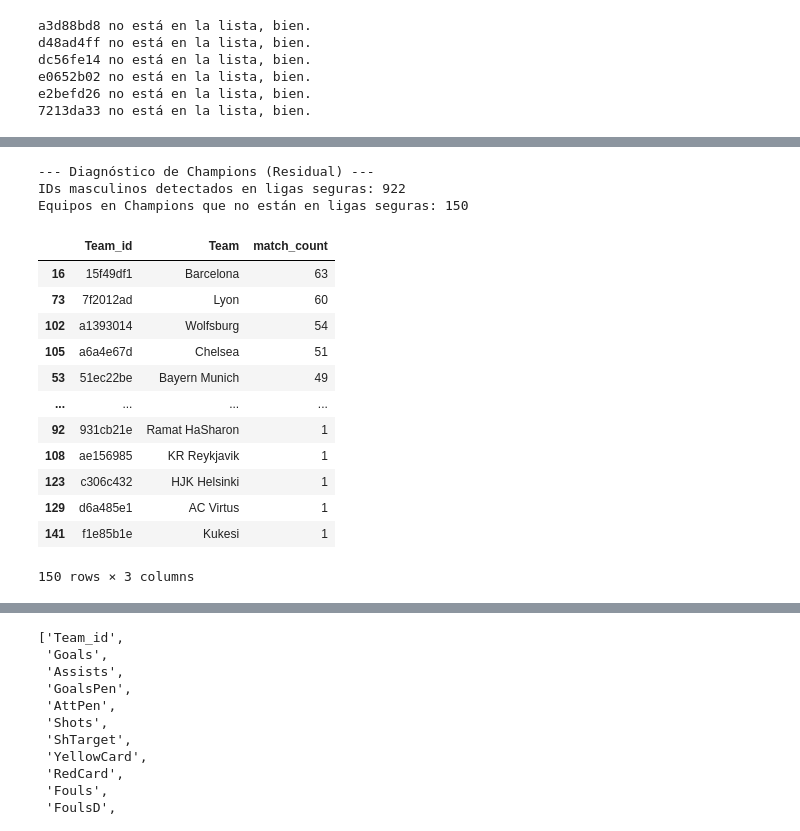
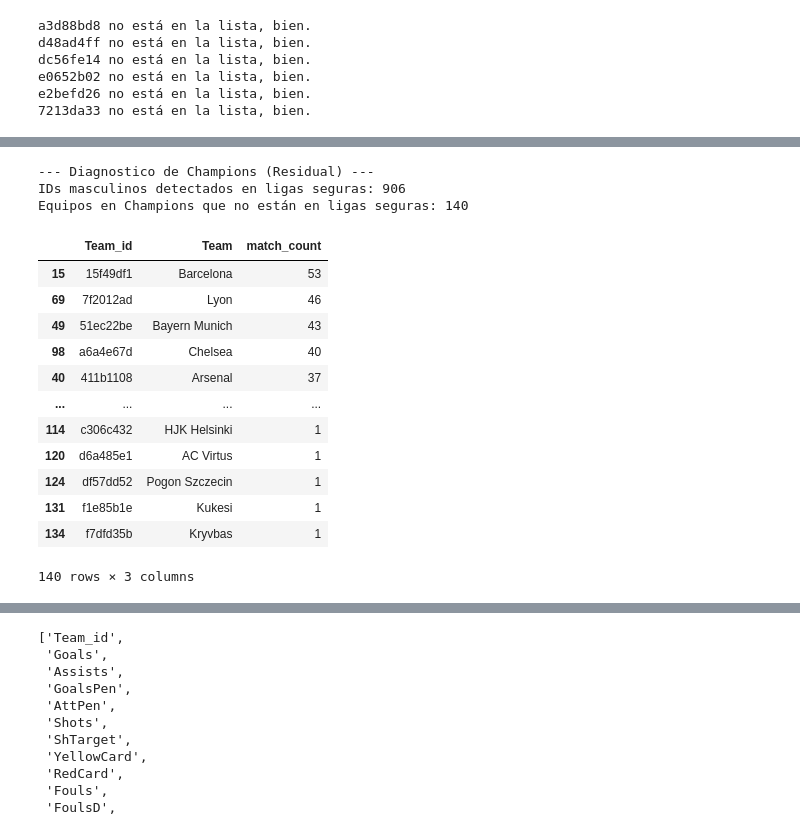
Before and after one commit to RAid10n/glicko2-match-predictor-mirror, a Jupyter notebook: Data/Carga.ipynb, the cells around one changed output, grey strips where cells are left out. Drawn from its saved outputs; the diff is of its cells as text; code cells hidden in the pictures.

Commit message:
fix: corregidos los filtros de limpieza y referencias al conjunto de datos limpio en el notebook de preprocesamiento

```diff
--- a/Data/Carga.ipynb
+++ b/Data/Carga.ipynb
@@ -1424,11 +1425,35 @@ Filas restantes: 91770
 # ===== SOLO DROP POR match_id_new (ya que los IDs ya fueron filtrados en celda 3) =====
 # Lista depurada (misma que en celda 2)
 ids_drop_match = [
-    '02f8d026', '06d05f19', '20f5bd86', '28d9b675', '331a33a7', '39abd503',
-    '3d377a8c', '54da9a57', '658bf2de', '7213da33', '756c9acb', '80595417',
-    '9f18ced7', 'adba8c92', 'be35aa4d', 'c1cf4fdc', 'cc6ecd46', 'd42d8b2f',
-    'd48ad4ff', 'd59e6510', 'e83b563b', 'eb8e3e81', 'b72bc283', '613577b8',
-    'a8e83f23', 'f7d05cb5'
+    '02f8d026',   # Roma fem
+    '06d05f19',   # Internazionale fem
+    '20f5bd86',   # San Marino fem
+    '28d9b675',   # Paris Fem
+    '331a33a7',   # Tavagnacco fem
+    '39abd503',   # Glasgowfem
+    '3d377a8c',   # St Polten fem
+    '54da9a57',   # Milan Fem
+    '2998cfbf',   # Genoa Fem
+    '19db4c32',   # Lazio fem
+    '756c9acb',   # Como Women
+    '80595417',   # PSGFem
+    '9f18ced7',   # Pomigliano
+    'adba8c92',   # Orobica
+    'be35aa4d',   # Pink Bari
+    'c1cf4fdc',   # Sparta Fem
+    'cc6ecd46',   # Chievo fem
+    'd42d8b2f',   # Florentia San Gimignano fem
+    'c99ff6e5',   # Fiorentina fem
+    '828ce826',   # Napoli Fem
+    'd59e6510',   # AGSMVerona
+    'e83b563b',   # Servette fem
+    'eb8e3e81',   # Ternana
+    'b72bc283',   # Empoli Fem
+    '613577b8',   # Juventus Fem
+    'a8e83f23',   # Sassuolo Fem
+    'f7d05cb5',   # Parma Fem
+    'd35ed67b',   # Hellas Verona fem
+    '58e367c3',   # Sampdoria
 ]
 
 antes = len(df_comp_check_limpio)
@@ -1700,51 +1709,51 @@ zona_segura_comps = [
     'de_Bundesliga', 'gr_Super_League_Greece', 'ar_Liga_Profesional_Argentina',
     'br_Série_A', 've_Venezuelan_Primera_División', 'kr_K_League_1',
     'Europa_League', 'Copa_Libertadores', 'Copa_Sudamericana', 'ar_Superliga_Argentina',
     've_Venezuelan_Primera_Division', 'Europa_Conference_League', 'it_Serie_A',
     'Conference_League', 'CONCACAF_Champions_Cup', 'FIFA_Club_World_Cup'
 ]
 
 # 2. Extraer IDs Masculinos de la Zona Segura
 # Filtramos df_comp_check_limpio (o el original si prefieres) buscando estas ligas
 ids_masculinos_safe = set(
-    df_comp_check[df_comp_check['competition_raw'].isin(zona_segura_comps)]['Team_id'].astype(str).unique()
+    df_comp_check_limpio[df_comp_check_limpio['competition_raw'].isin(zona_segura_comps)]['Team_id'].astype(str).unique()
 )
 
 # 3. Filtrar el Residuo de Champions League
 # Seleccionamos solo los partidos de Champions donde el Team_id NO está en la zona segura
 df_ucl_residuo = (
-    df_comp_check[df_comp_check["competition_raw"] == "Champions_League"]
+    df_comp_check_limpio[df_comp_check_limpio["competition_raw"] == "Champions_League"]
     .pipe(lambda d: d[~d["Team_id"].astype(str).isin(ids_masculinos_safe)])
     .groupby(["Team_id", "Team"])
     .size()
     .reset_index(name="match_count")
     .sort_values("match_count", ascending=False)
 )
 
 # 4. Reporte de Auditoría Proactiva
-print(f"--- Diagnóstico de Champions (Residual) ---")
+print(f"--- Diagnostico de Champions (Residual) ---")
 print(f"IDs masculinos detectados en ligas seguras: {len(ids_masculinos_safe):,}")
 print(f"Equipos en Champions que no están en ligas seguras: {len(df_ucl_residuo)}")
 
 # Mostrar los sospechosos (Aquí estarán los femeninos y los masculinos de ligas no incluidas arriba)
 display(df_ucl_residuo)
 # %% [output]
---- Diagnóstico de Champions (Residual) ---
-IDs masculinos detectados en ligas seguras: 922
-Equipos en Champions que no están en ligas seguras: 150
+--- Diagnostico de Champions (Residual) ---
+IDs masculinos detectados en ligas seguras: 906
+Equipos en Champions que no están en ligas seguras: 140
 |  | Team_id | Team | match_count |
-| 16 | 15f49df1 | Barcelona | 63 |
-| 73 | 7f2012ad | Lyon | 60 |
-| 102 | a1393014 | Wolfsburg | 54 |
-| 105 | a6a4e67d | Chelsea | 51 |
-| 53 | 51ec22be | Bayern Munich | 49 |
+| 15 | 15f49df1 | Barcelona | 53 |
+| 69 | 7f2012ad | Lyon | 46 |
+| 49 | 51ec22be | Bayern Munich | 43 |
+| 98 | a6a4e67d | Chelsea | 40 |
+| 40 | 411b1108 | Arsenal | 37 |
 | ... | ... | ... | ... |
-| 92 | 931cb21e | Ramat HaSharon | 1 |
-| 108 | ae156985 | KR Reykjavik | 1 |
-| 123 | c306c432 | HJK Helsinki | 1 |
-| 129 | d6a485e1 | AC Virtus | 1 |
-| 141 | f1e85b1e | Kukesi | 1 |
+| 114 | c306c432 | HJK Helsinki | 1 |
+| 120 | d6a485e1 | AC Virtus | 1 |
+| 124 | df57dd52 | Pogon Szczecin | 1 |
+| 131 | f1e85b1e | Kukesi | 1 |
+| 134 | f7dfd35b | Kryvbas | 1 |
-150 rows × 3 columns
+140 rows × 3 columns
 # %%
 import pandas as pd
 
```
Also changed, not shown: parts of 24 cells of this notebook.
